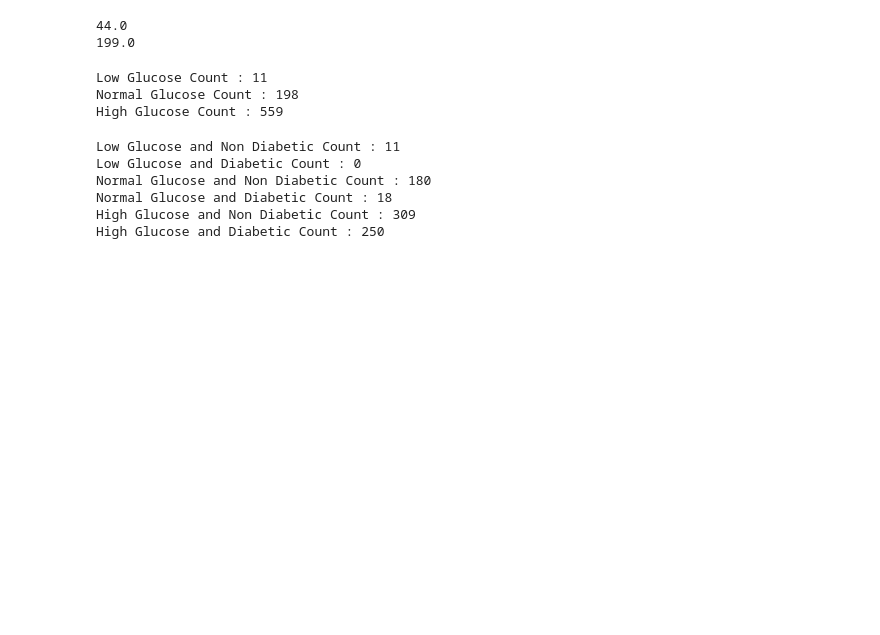
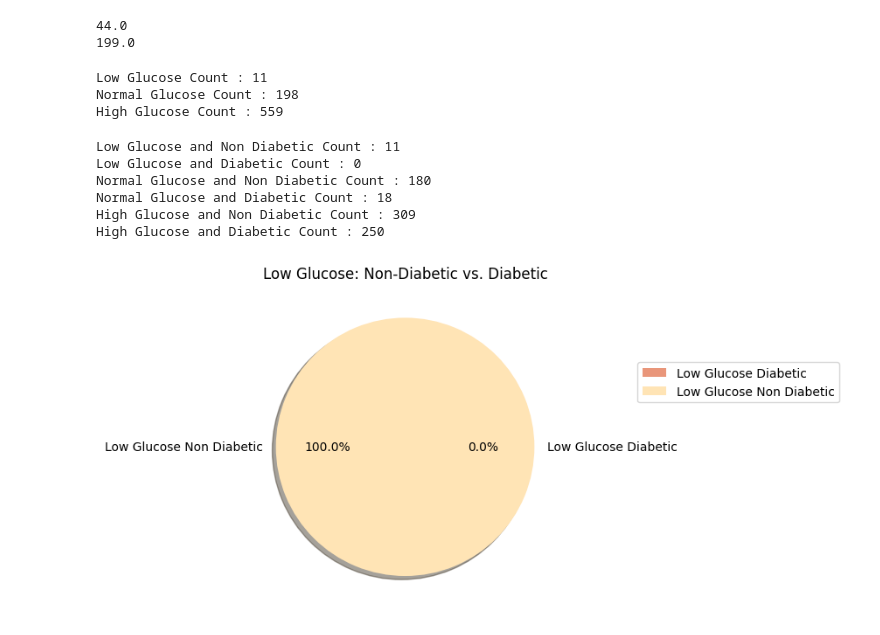
Before and after one commit to hafsatariq18/Diabetes-dataset, a Jupyter notebook: Diabetes Dataset.ipynb, the cells around one changed output. Saved outputs shown, nothing was run; the diff lists cells and outputs as text; code cells hidden in the pictures; blank space fills up the shorter version.

Commit message:
Plot Graphs between Glucose and Outcome
Plotted graphs illustrating the relationship between glucose levels and diabetes outcomes, providing visual insights into their correlation.

```diff
--- a/Diabetes Dataset.ipynb
+++ b/Diabetes Dataset.ipynb
@@ -163,3 +163,12 @@ Normal Glucose and Non Diabetic Count : 180
 Normal Glucose and Diabetic Count : 18
 High Glucose and Non Diabetic Count : 309
 High Glucose and Diabetic Count : 250
+# %%
+colours=["darksalmon","moccasin"]
+data={'Low Glucose Diabetic':low_glucose_diabetic ,'Low Glucose Non Diabetic':low_glucose_non_diabetic}
+plt.pie(data.values(),labels=data.keys(),colors=colours,shadow=True,autopct='%2.1f%%')
+plt.legend(loc="center left",bbox_to_anchor=(1.2,0.7),labels=data.keys())
+plt.title('Low Glucose: Non-Diabetic vs. Diabetic')
+plt.show()
+# %% [output]
+[figure, added]
```
Also changed, not shown: parts of 3 cells of this notebook.
